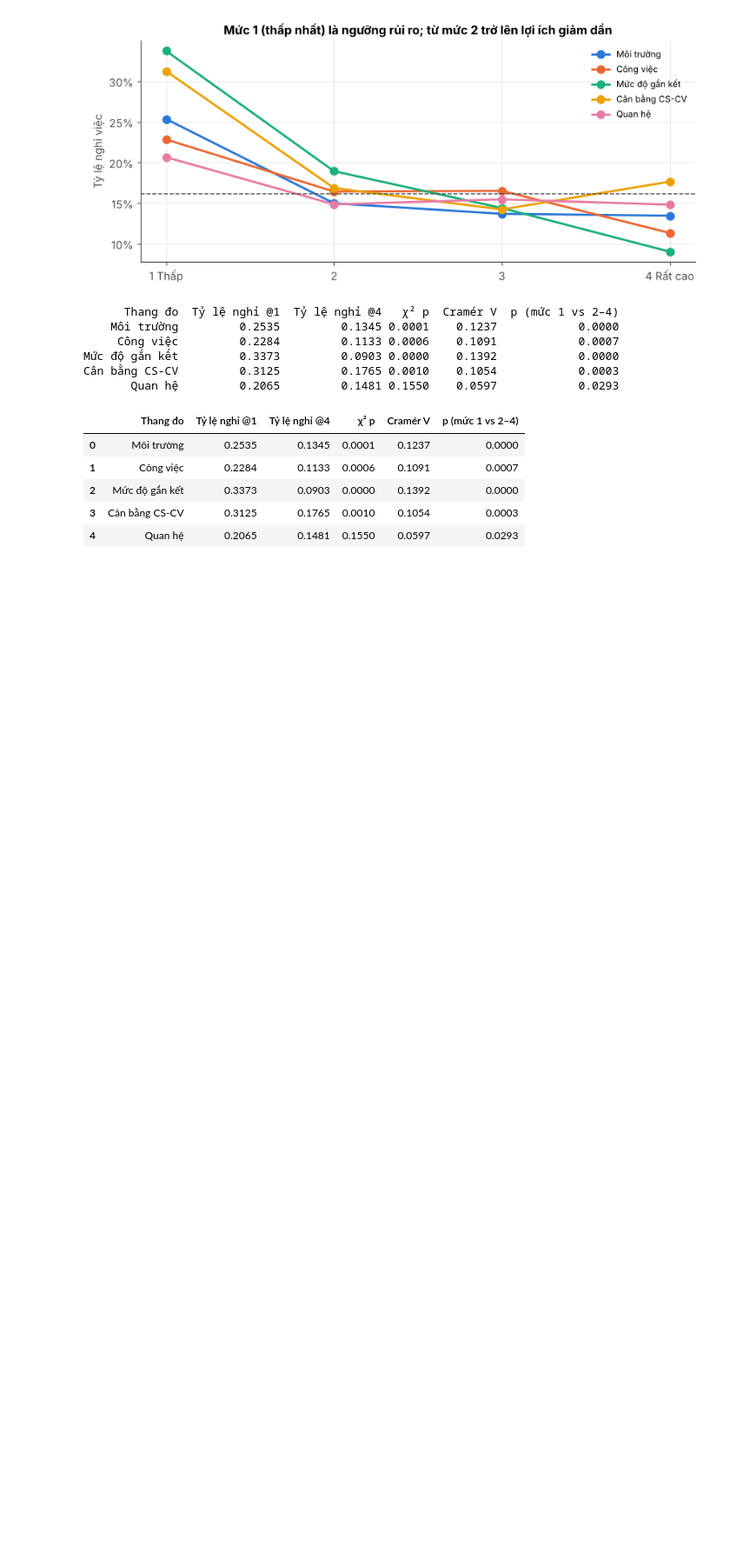
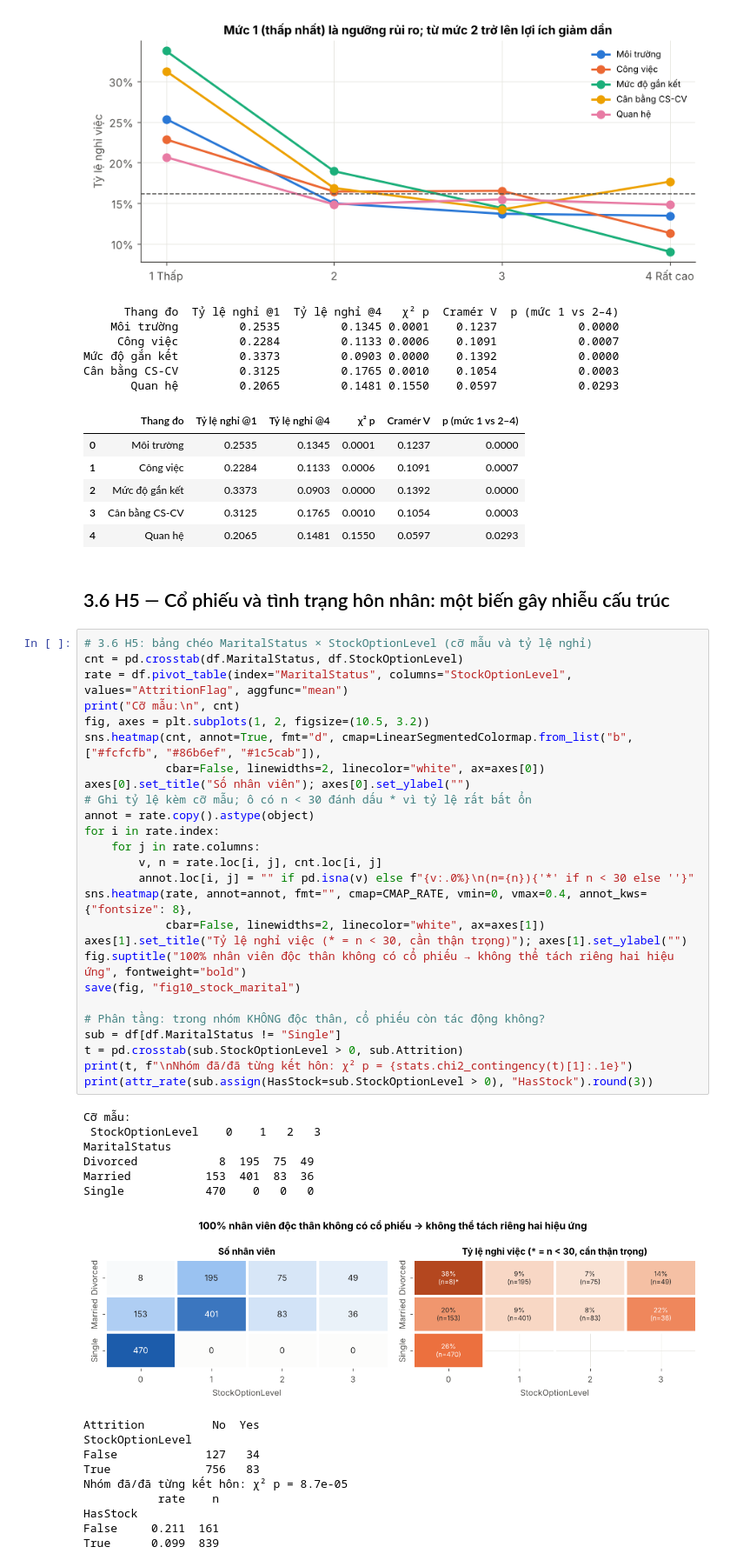
Before and after one commit to trangthu171106/ibm-hr-attrition-analysis, a Jupyter notebook: IBM_HR_Attrition_Analysis.ipynb, the cells around one changed output. Shown at 87% size. Cells and saved outputs as stored; diff of their text form; blank space fills up the shorter version.

```diff
--- a/IBM_HR_Attrition_Analysis.ipynb
+++ b/IBM_HR_Attrition_Analysis.ipynb
@@ -615,3 +615,48 @@ Cân bằng CS-CV         0.3125         0.1765 0.0010    0.1054            0.00
 | 2 | Mức độ gắn kết | 0.3373 | 0.0903 | 0.0000 | 0.1392 | 0.0000 |
 | 3 | Cân bằng CS-CV | 0.3125 | 0.1765 | 0.0010 | 0.1054 | 0.0003 |
 | 4 | Quan hệ | 0.2065 | 0.1481 | 0.1550 | 0.0597 | 0.0293 |
+# %% [markdown]
+## 3.6 H5 — Cổ phiếu và tình trạng hôn nhân: một biến gây nhiễu cấu trúc
+# %%
+# 3.6 H5: bảng chéo MaritalStatus × StockOptionLevel (cỡ mẫu và tỷ lệ nghỉ)
+cnt = pd.crosstab(df.MaritalStatus, df.StockOptionLevel)
+rate = df.pivot_table(index="MaritalStatus", columns="StockOptionLevel", values="AttritionFlag", aggfunc="mean")
+print("Cỡ mẫu:\n", cnt)
+fig, axes = plt.subplots(1, 2, figsize=(10.5, 3.2))
+sns.heatmap(cnt, annot=True, fmt="d", cmap=LinearSegmentedColormap.from_list("b", ["#fcfcfb", "#86b6ef", "#1c5cab"]),
+            cbar=False, linewidths=2, linecolor="white", ax=axes[0])
+axes[0].set_title("Số nhân viên"); axes[0].set_ylabel("")
+# Ghi tỷ lệ kèm cỡ mẫu; ô có n < 30 đánh dấu * vì tỷ lệ rất bất ổn
+annot = rate.copy().astype(object)
+for i in rate.index:
+    for j in rate.columns:
+        v, n = rate.loc[i, j], cnt.loc[i, j]
+        annot.loc[i, j] = "" if pd.isna(v) else f"{v:.0%}\n(n={n}){'*' if n < 30 else ''}"
+sns.heatmap(rate, annot=annot, fmt="", cmap=CMAP_RATE, vmin=0, vmax=0.4, annot_kws={"fontsize": 8},
+            cbar=False, linewidths=2, linecolor="white", ax=axes[1])
+axes[1].set_title("Tỷ lệ nghỉ việc (* = n < 30, cần thận trọng)"); axes[1].set_ylabel("")
+fig.suptitle("100% nhân viên độc thân không có cổ phiếu → không thể tách riêng hai hiệu ứng", fontweight="bold")
+save(fig, "fig10_stock_marital")
+
+# Phân tầng: trong nhóm KHÔNG độc thân, cổ phiếu còn tác động không?
+sub = df[df.MaritalStatus != "Single"]
+t = pd.crosstab(sub.StockOptionLevel > 0, sub.Attrition)
+print(t, f"\nNhóm đã/đã từng kết hôn: χ² p = {stats.chi2_contingency(t)[1]:.1e}")
+print(attr_rate(sub.assign(HasStock=sub.StockOptionLevel > 0), "HasStock").round(3))
+# %% [output]
+Cỡ mẫu:
+ StockOptionLevel    0    1   2   3
+MaritalStatus
+Divorced            8  195  75  49
+Married           153  401  83  36
+Single            470    0   0   0
+[figure, added]
+Attrition          No  Yes
+StockOptionLevel
+False             127   34
+True              756   83
+Nhóm đã/đã từng kết hôn: χ² p = 8.7e-05
+           rate    n
+HasStock
+False     0.211  161
+True      0.099  839
```
Also changed, not shown: parts of 6 cells of this notebook, 3 other files.
